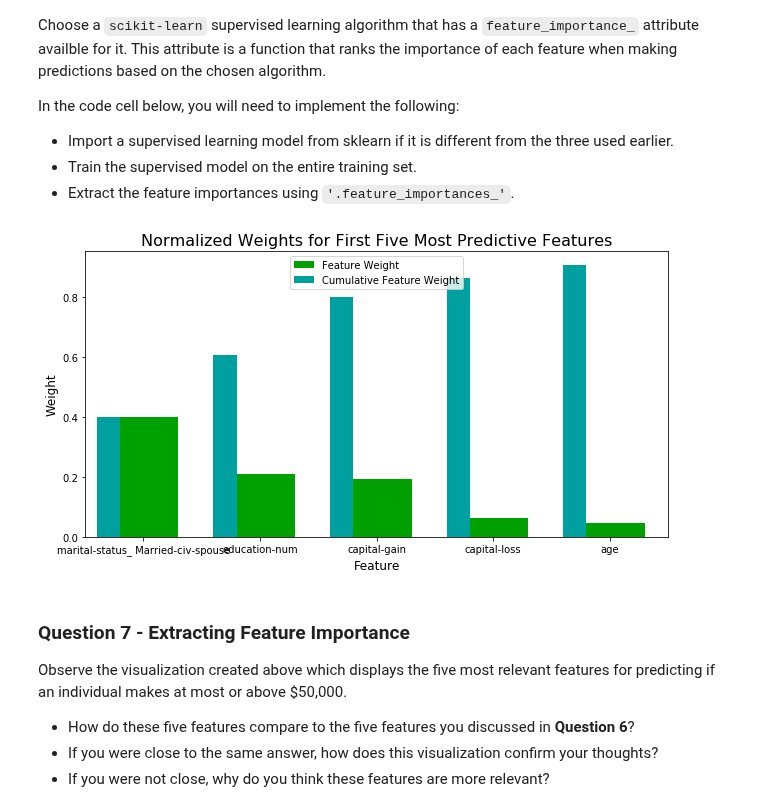
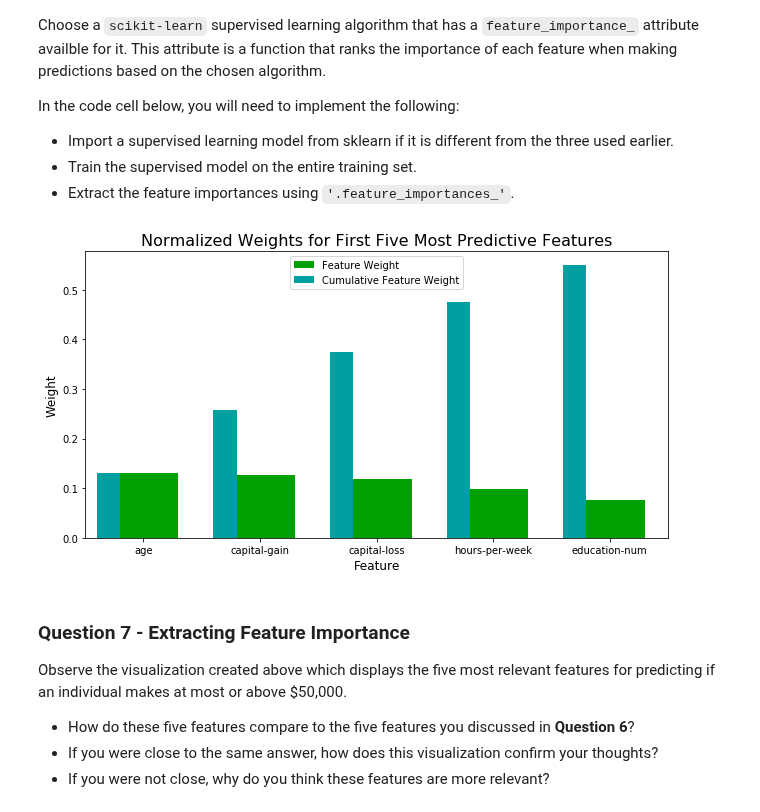
Before and after one commit to juanerolon/Income-Prediction-Machine-Learning, a Jupyter notebook: finding_donors.ipynb, the cells around one changed output. Drawn from its saved outputs; the diff is of its cells as text; code cells hidden in the pictures.

```diff
--- a/finding_donors.ipynb
+++ b/finding_donors.ipynb
@@ -918,18 +918,18 @@ In the code cell below, you will need to implement the following:
 # %%
 # TODO: Import a supervised learning model that has 'feature_importances_'
 from sklearn.ensemble import GradientBoostingClassifier
 
 # TODO: Train the supervised model on the training set using .fit(X_train, y_train)
-model = GradientBoostingClassifier(n_estimators=10,random_state=30,max_depth=8)
+model = GradientBoostingClassifier(n_estimators=200,random_state=10,max_depth=4)
 model.fit(X_train,y_train)
 
 # TODO: Extract the feature importances using .feature_importances_
 importances = model.feature_importances_
 
 # Plot
 vs.feature_plot(importances, X_train, y_train)
 # %% [output]
-[figure, old version]
+[figure, new version]
 # %% [markdown]
 ### Question 7 - Extracting Feature Importance
 
```
Also changed, not shown: parts of 3 cells of this notebook.
